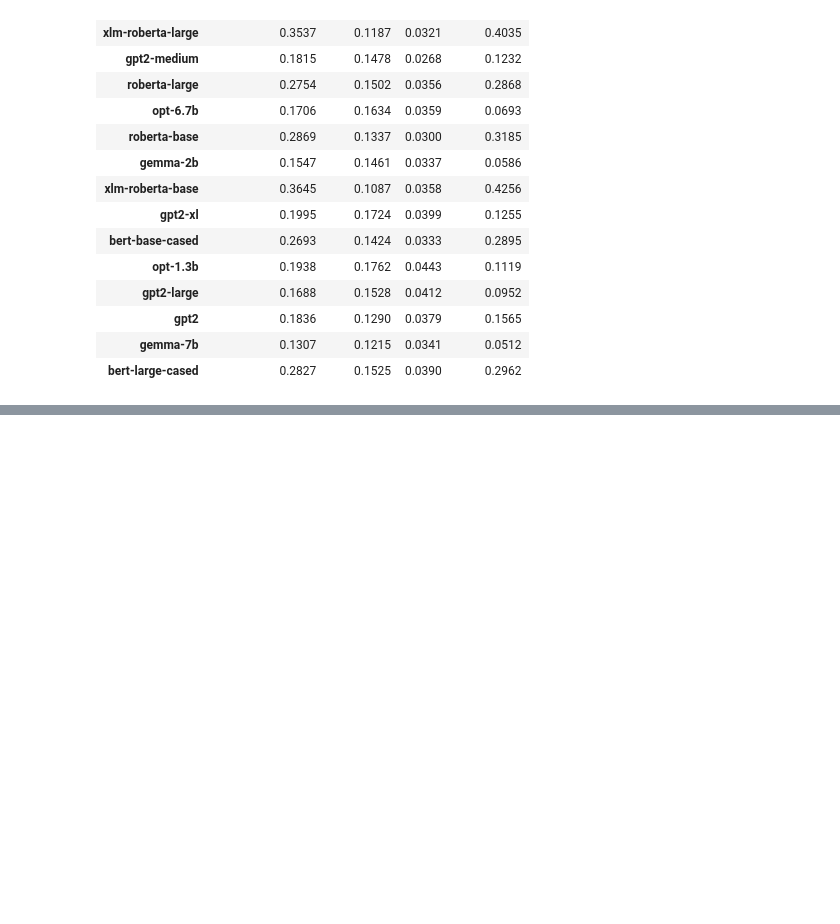
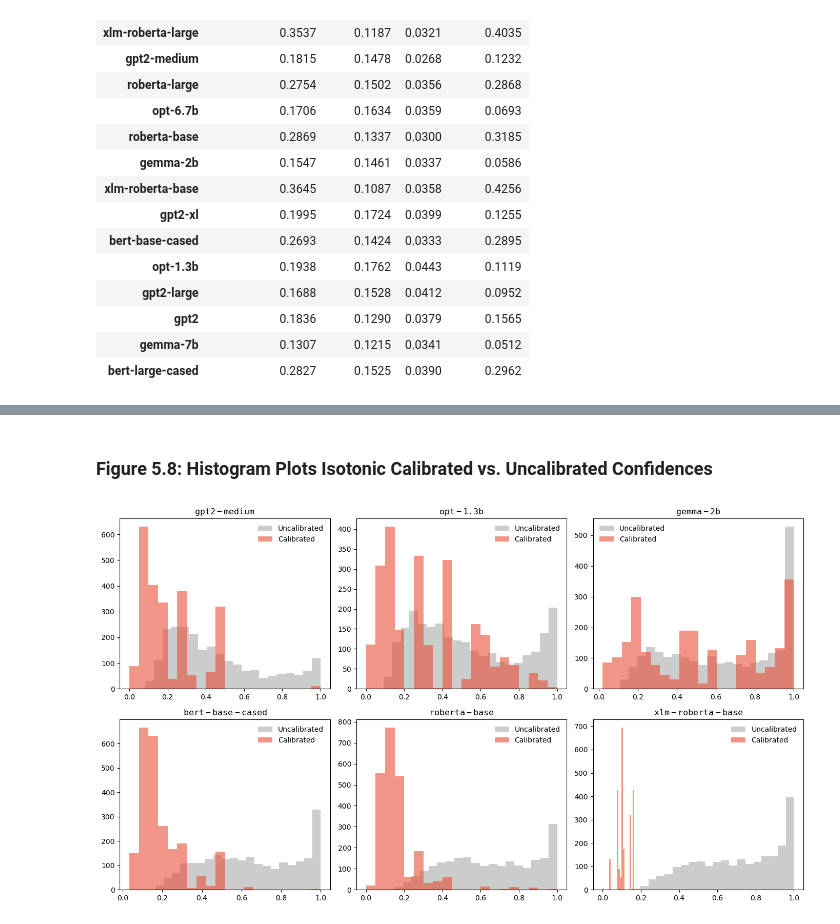
Before and after one commit to diamir707/LMsCONFonBEAR, a Jupyter notebook: results/e4recalibration.ipynb, the cells around one changed output, grey strips where cells are left out. Cells and saved outputs as stored; diff of their text form; code cells hidden in the pictures; blank space fills up the shorter version.

```diff
--- a/results/e4recalibration.ipynb
+++ b/results/e4recalibration.ipynb
@@ -98,0 +102,20 @@ plt.show()
+# %% [markdown]
+### Figure 5.8: Histogram Plots Isotonic Calibrated vs. Uncalibrated Confidences
+# %%
+_, axes = plt.subplots(2, 3, figsize=(14, 8), facecolor="white", sharey=False)
+axes = axes.flatten()
+for j, model in enumerate(models):
+    iso = preds_iso[preds_iso["model"] == model]
+    hb = preds_hb[preds_hb["model"] == model]
+
+    axes[j].hist(iso["uncalibrated_confidence"], bins=20, color="#bfc0c0", alpha=0.8, label="Uncalibrated")
+    axes[j].hist(iso["calibrated_confidence"], bins=20, color="#e94f37", alpha=0.6, label="Calibrated")
+    axes[j].set_title(rf"$\mathtt{{{model}}}$")
+    axes[j].set_xlabel("")
+    axes[j].set_ylabel("")
+    axes[j].legend(frameon=False)
+plt.tight_layout()
+plt.savefig(graphics_path + "histogram_calibrated_uncalibrated_scores" + graphics_format, dpi=600)
+plt.show()
+# %% [output]
+[figure, added]
```
Also changed, not shown: parts of 2 cells of this notebook, 1 other file.
